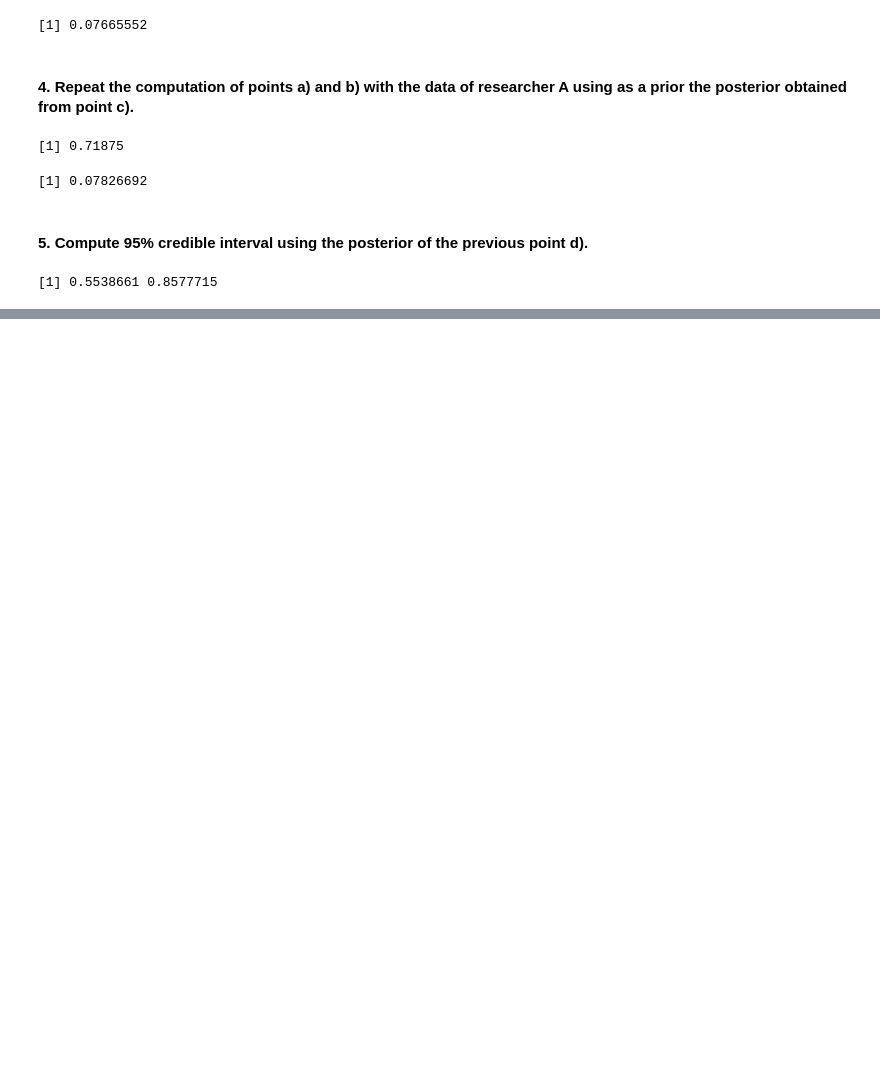
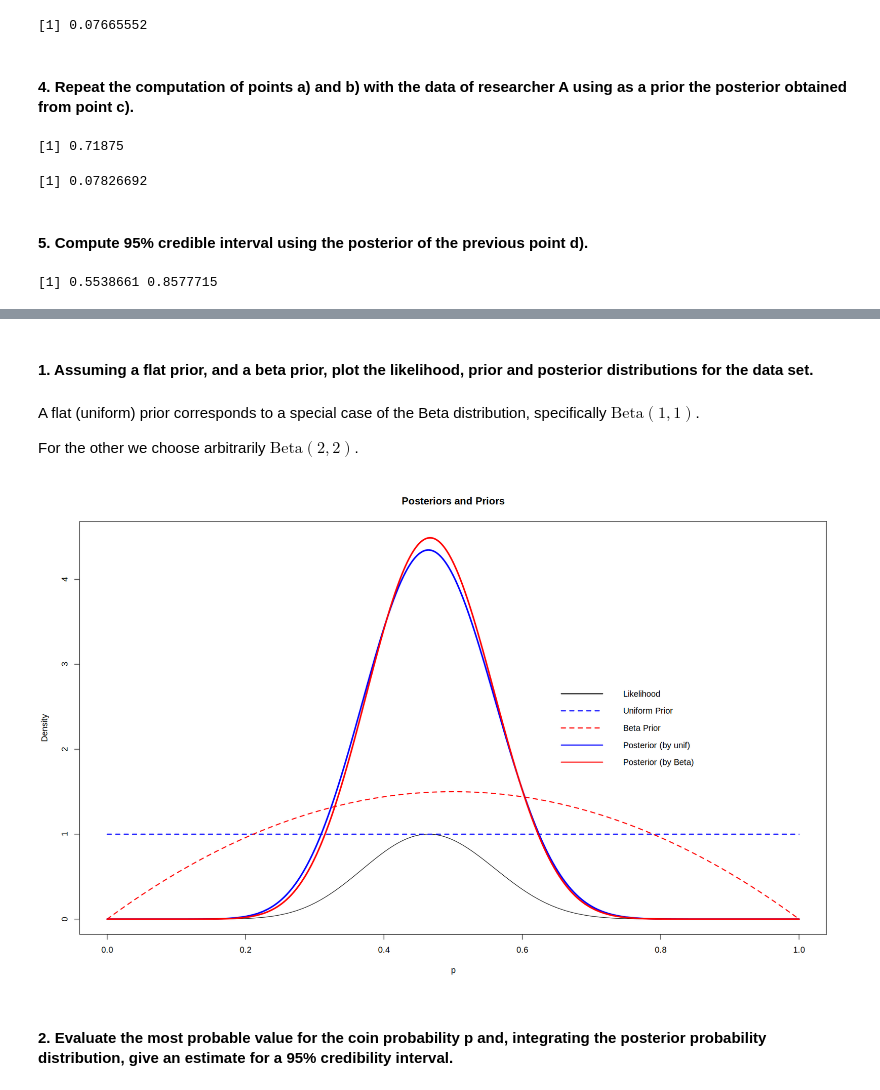
Before and after one commit to seccobenedetto/ex_Advanced_Statistics, a Jupyter notebook: lab_3/lab_3_test.ipynb, the cells around one changed output, grey strips where cells are left out. Drawn from its saved outputs; the diff is of its cells as text; code cells hidden in the pictures; blank space fills up the shorter version.

```diff
--- a/lab_3/lab_3_test.ipynb
+++ b/lab_3/lab_3_test.ipynb
@@ -247,0 +255,41 @@ interval <- qbeta(c(0.025, 0.975), alpha_new, beta_new); interval
+# %%
+n <- 28 # total tries
+r <- 13 # heads
+# %% [markdown]
+#### 1. Assuming a flat prior, and a beta prior, plot the likelihood, prior and posterior distributions for the data set.
+# %% [markdown]
+A flat (uniform) prior corresponds to a special case of the Beta distribution, specifically $ \text{Beta}(1, 1) $.
+
+For the other we choose arbitrarily $ \text{Beta}(2, 2) $.
+# %%
+options(repr.plot.width = 16, repr.plot.height = 10)
+
+# x-axis: range of p
+p <- seq(0, 1, 0.0001)
+likelihood <- factorial(n)/factorial(n-r)/factorial(r) * p^r * (1 - p)^(n - r)
+likelihood <- likelihood / max(likelihood)  # normalized to max=1 for comparison
+
+# Priors
+prior_u <- dbeta(p, 1, 1)
+prior_b <- dbeta(p, 2, 2)
+# Posteriors
+post_u <- dbeta(p, 14, 16)
+post_b <- dbeta(p, 15, 17)
+
+# Plot all
+plot(p, likelihood, type = "l", lwd = 1, col = "black",
+     ylab = "Density", xlab = "p", ylim=c(0,4.5),
+     main = "Posteriors and Priors")
+lines(p, prior_u, col = "blue", lwd = 2, lty = 2)
+lines(p, prior_b, col = "red", lwd = 2, lty = 2)
+lines(p, post_u, col = "blue", lwd = 3)
+lines(p, post_b, col = "red", lwd = 3)
+
+legend("right", legend = c("Likelihood", "Uniform Prior", "Beta Prior",
+                              "Posterior (by unif)", "Posterior (by Beta)"),
+       col = c("black", "blue", "red", "blue", "red"),
+       lty = c(1, 2, 2, 1, 1), lwd = 2, bty = "n")
+# %% [output]
+[figure, added]
+# %% [markdown]
+#### 2. Evaluate the most probable value for the coin probability p and, integrating the posterior probability distribution, give an estimate for a 95% credibility interval.
```
Also changed, not shown: parts of 7 cells of this notebook.
